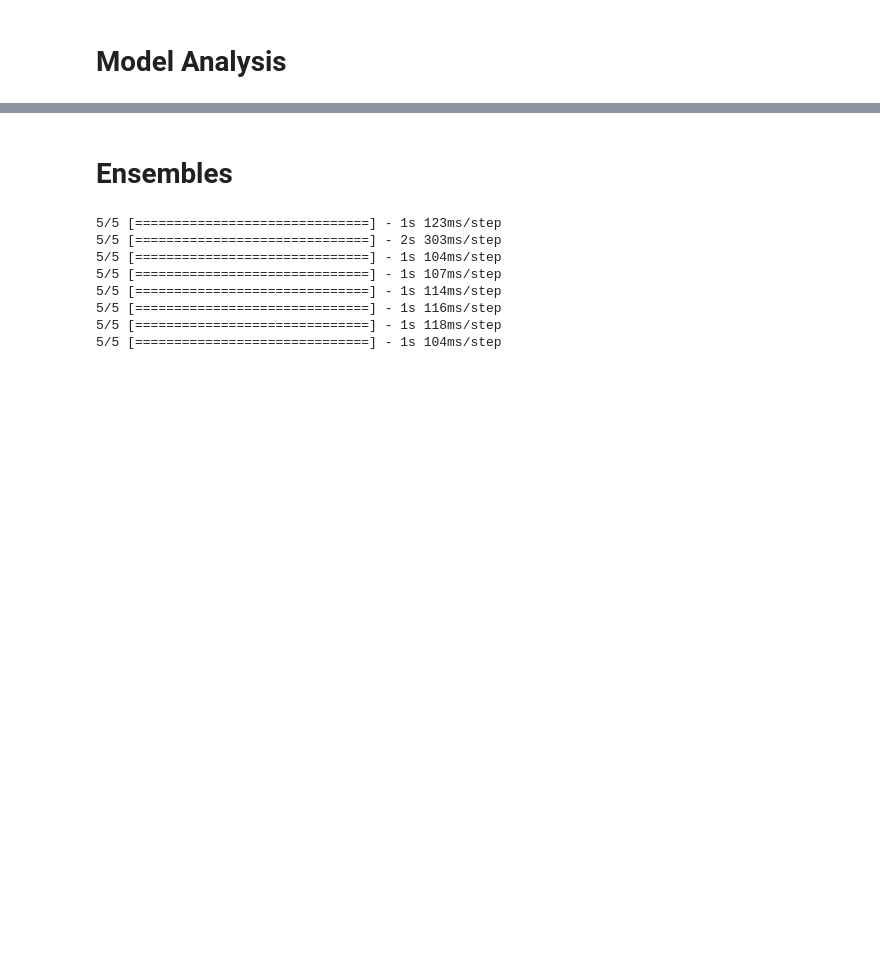
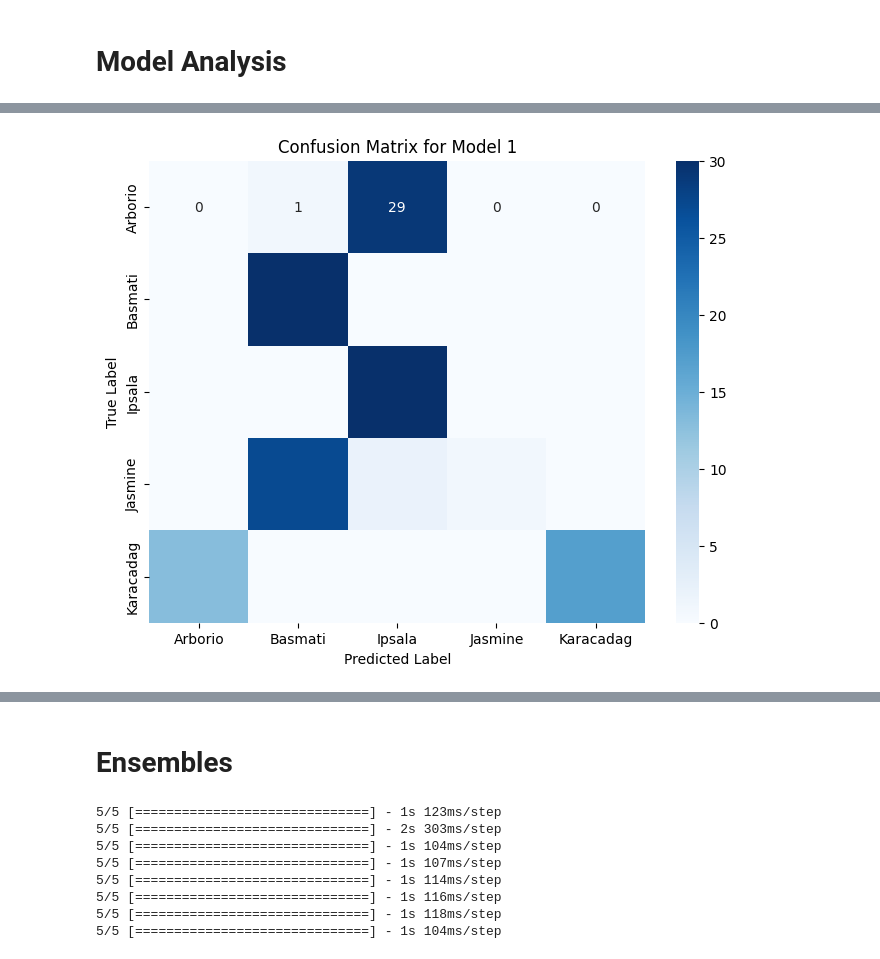
Before and after one commit to Mikerive/DeepLearning, a Jupyter notebook: homework2/Problem2.ipynb, the cells around one changed output, grey strips where cells are left out. Cells and saved outputs as stored; diff of their text form; code cells hidden in the pictures; blank space fills up the shorter version.

```diff
--- a/homework2/Problem2.ipynb
+++ b/homework2/Problem2.ipynb
@@ -233,0 +78,86 @@ weighted avg       0.95      0.94      0.94       150
+# %%
+import numpy as np
+import matplotlib.pyplot as plt
+from sklearn.metrics import classification_report, confusion_matrix, roc_curve, auc, precision_recall_curve
+from sklearn.preprocessing import label_binarize
+import seaborn as sns
+
+class_names = ['Arborio', 'Basmati', 'Ipsala', 'Jasmine', 'Karacadag']
+
+def plot_confusion_matrix(cm, labels, title='Confusion Matrix'):
+    plt.figure(figsize=(8, 6))
+    sns.heatmap(cm, annot=True, fmt='d', cmap='Blues', xticklabels=labels, yticklabels=labels)
+    plt.ylabel('True Label')
+    plt.xlabel('Predicted Label')
+    plt.title(title)
+
+def plot_roc_curves(y_true, y_score, n_classes, title='ROC Curves'):
+    # Compute ROC curve and ROC area for each class
+    fpr = dict()
+    tpr = dict()
+    roc_auc = dict()
+    for i in range(n_classes):
+        fpr[i], tpr[i], _ = roc_curve(y_true[:, i], y_score[:, i])
+        roc_auc[i] = auc(fpr[i], tpr[i])
+
+    # Compute micro-average ROC curve and ROC area
+    fpr["micro"], tpr["micro"], _ = roc_curve(y_true.ravel(), y_score.ravel())
+    roc_auc["micro"] = auc(fpr["micro"], tpr["micro"])
+
+    plt.figure(figsize=(8, 6))
+    plt.plot(fpr["micro"], tpr["micro"], label='Micro-average ROC curve (area = {0:0.2f})'.format(roc_auc["micro"]))
+    for i in range(n_classes):
+        plt.plot(fpr[i], tpr[i], label='ROC curve of class {0} (area = {1:0.2f})'.format(i, roc_auc[i]))
+
+    plt.xlabel('False Positive Rate')
+    plt.ylabel('True Positive Rate')
+    plt.title(title)
+    plt.legend(loc="lower right")
+    plt.show()
+
+def plot_precision_recall_curves(y_true, y_score, n_classes, title='Precision-Recall Curves'):
+    precision = dict()
+    recall = dict()
+    average_precision = dict()
+    for i in range(n_classes):
+        precision[i], recall[i], _ = precision_recall_curve(y_true[:, i], y_score[:, i])
+        average_precision[i] = auc(recall[i], precision[i])
+
+    plt.figure(figsize=(8, 6))
+    for i in range(n_classes):
+        plt.plot(recall[i], precision[i], label='Precision-Recall curve of class {0} (area = {1:0.2f})'.format(i, average_precision[i]))
+
+    plt.xlabel('Recall')
+    plt.ylabel('Precision')
+    plt.title(title)
+    plt.legend(loc="best")
+    plt.show()
+
+def evaluate_models(models, images, true_labels, class_names):
+    y_true = label_binarize(true_labels, classes=range(len(class_names)))
+    all_predictions = []
+
+    for model_index, model in enumerate(models):
+        # Predict the probabilities for each class
+        predictions = model.predict(images)
+        all_predictions.append(predictions)
+
+        # Convert probabilities to predicted classes
+        predicted_classes = np.argmax(predictions, axis=1)
+        cm = confusion_matrix(true_labels, predicted_classes)
+
+        # Plot confusion matrix
+        plot_confusion_matrix(cm, class_names, title=f'Confusion Matrix for Model {model_index + 1}')
+
+        # Print classification report
+        print(f"Classification report for Model {model_index + 1}")
+        print(classification_report(true_labels, predicted_classes, target_names=class_names))
+
+    # Plot ROC and Precision-Recall curves for all models
+    for model_index, predictions in enumerate(all_predictions):
+        plot_roc_curves(y_true, predictions, len(class_names), title=f'ROC Curves for Model {model_index + 1}')
+        plot_precision_recall_curves(y_true, predictions, len(class_names), title=f'Precision-Recall Curves for Model {model_index + 1}')
+
+# Assuming loaded_models is a list of trained models and test_images, test_labels are loaded
+evaluate_models(loaded_models, test_images, test_labels, class_names)
+# %% [output]
@@ -233,0 +181 @@ weighted avg       0.95      0.94      0.94       150
+[figure, added]
```
Also changed, not shown: parts of 4 cells of this notebook, 3 other files.
